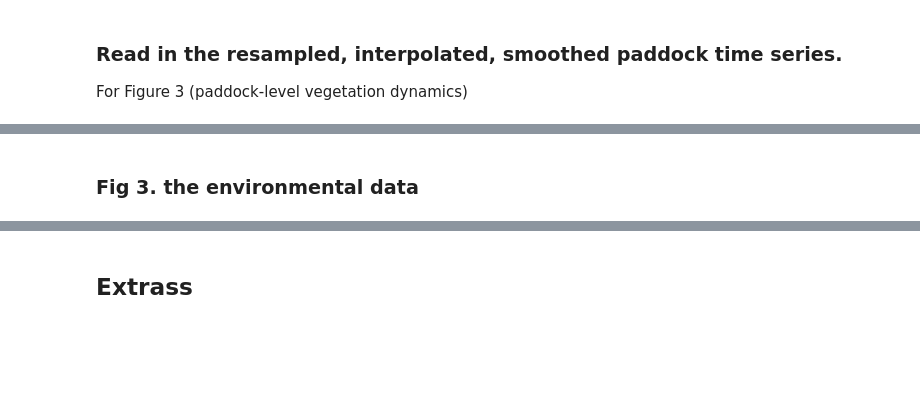
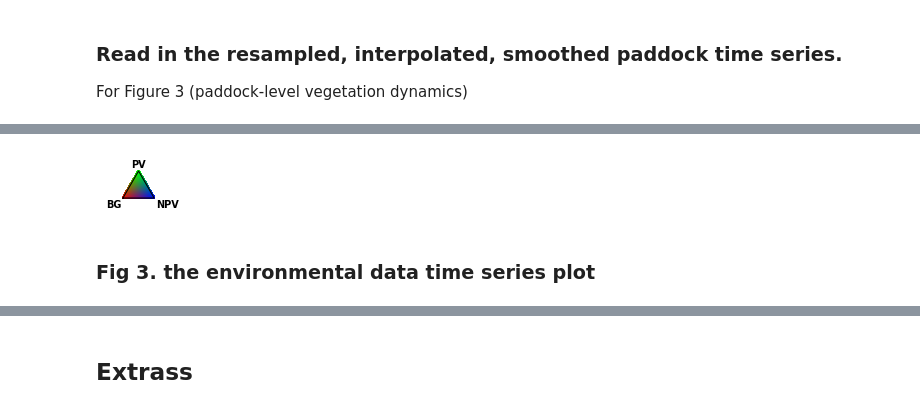
Before and after one commit to johnburley3000/paddocktimeseries, a Jupyter notebook: demo/Milgadara_demonstration.ipynb, the cells around one changed output, grey strips where cells are left out. Saved outputs shown, nothing was run; the diff lists cells and outputs as text; code cells hidden in the pictures; blank space fills up the shorter version.

```diff
--- a/demo/Milgadara_demonstration.ipynb
+++ b/demo/Milgadara_demonstration.ipynb
@@ -648,5 +835,22 @@ fig.savefig(
+# %%
+fig, ax = make_fractional_cover_triangle_legend(figsize=(0.5, 0.5))
+plt.show()
+fig.savefig(
+    outpath / "fractional_cover_triangle_legend.pdf",
+    bbox_inches="tight",
+    pad_inches=0.01,
+    transparent=False,
+)
+fig.savefig(
+    outpath / "fractional_cover_triangle_legend.svg",
+    bbox_inches="tight",
+    pad_inches=0.01,
+    transparent=True,
+)
+# %% [output]
+[figure, added]
 # %% [markdown]
-### Fig 3. the environmental data
+### Fig 3. the environmental data time series plot
 # %%
 ### recreate this figure based on the old one. original: https://github.com/johnburley3000/PaddockTS/blob/main/Code/plotting_functions.py plot_env_ts()
 # %%
```
Also changed, not shown: parts of 40 cells of this notebook.
